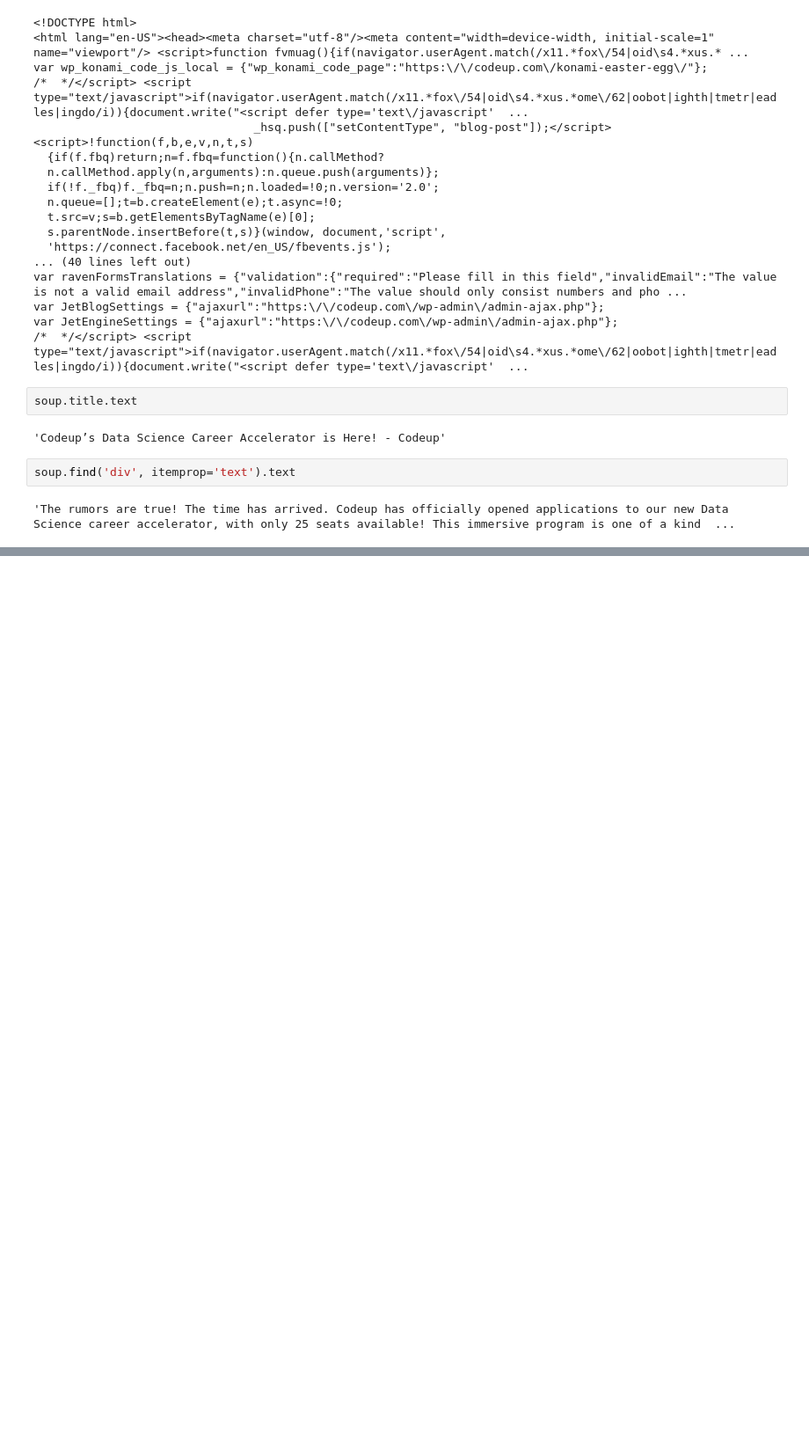
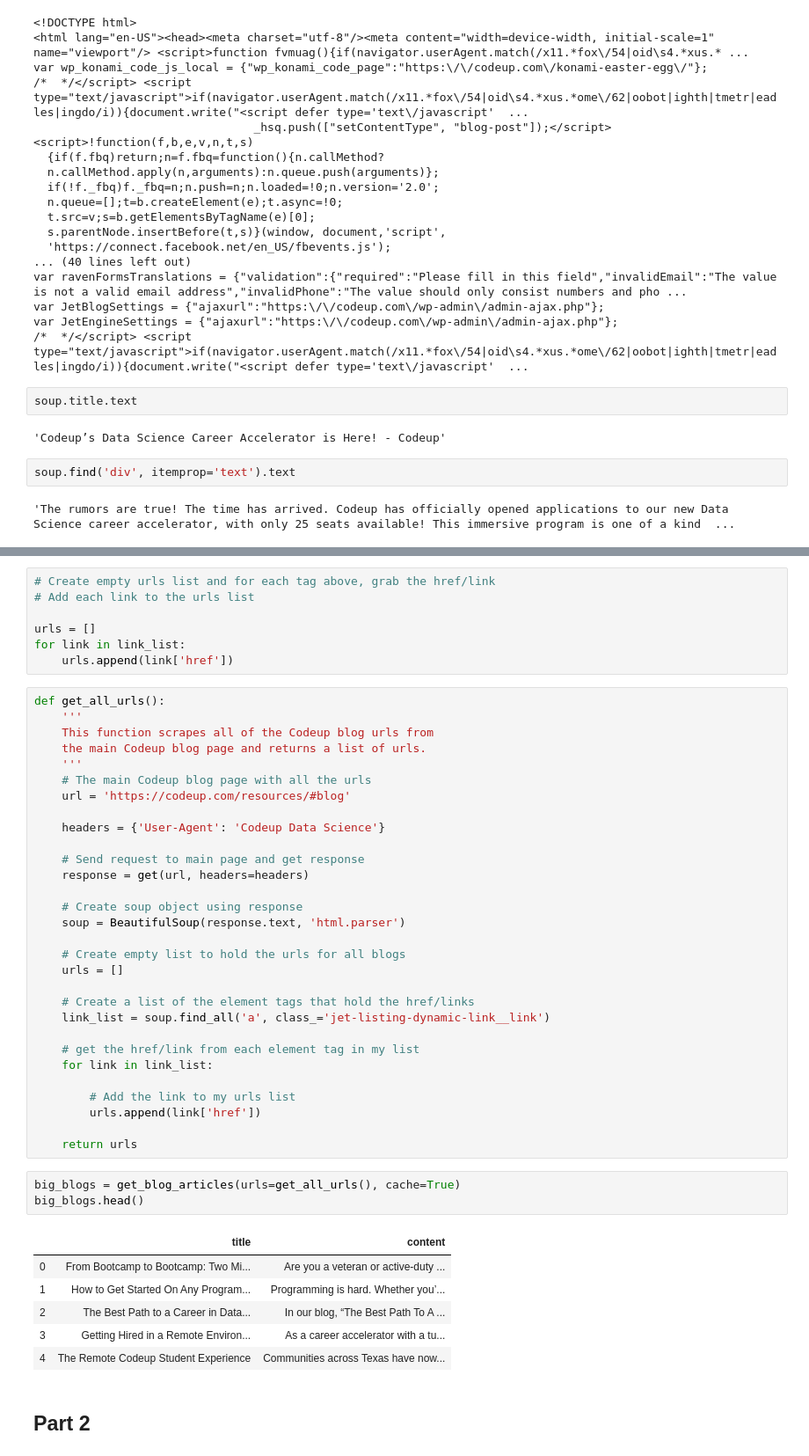
Before and after one commit to JadaShipp/natural-language-processing, a Jupyter notebook: scraping.ipynb, the cells around one changed output, grey strips where cells are left out. Shown: that part at 88% size. Drawn from its saved outputs; the diff is of its cells as text; blank space fills up the shorter version.

```diff
--- a/scraping.ipynb
+++ b/scraping.ipynb
@@ -42,0 +130,49 @@ soup.find('div', '[id="\36 090"] > div > div.jupiterx-post-content.clearfix')
+# %%
+# Create empty urls list and for each tag above, grab the href/link
+# Add each link to the urls list
+
+urls = []
+for link in link_list:
+    urls.append(link['href'])
+# %%
+def get_all_urls():
+    '''
+    This function scrapes all of the Codeup blog urls from
+    the main Codeup blog page and returns a list of urls.
+    '''
+    # The main Codeup blog page with all the urls
+    url = 'https://codeup.com/resources/#blog'
+
+    headers = {'User-Agent': 'Codeup Data Science'}
+
+    # Send request to main page and get response
+    response = get(url, headers=headers)
+
+    # Create soup object using response
+    soup = BeautifulSoup(response.text, 'html.parser')
+
+    # Create empty list to hold the urls for all blogs
+    urls = []
+
+    # Create a list of the element tags that hold the href/links
+    link_list = soup.find_all('a', class_='jet-listing-dynamic-link__link')
+
+    # get the href/link from each element tag in my list
+    for link in link_list:
+
+        # Add the link to my urls list
+        urls.append(link['href'])
+
+    return urls
+# %%
+big_blogs = get_blog_articles(urls=get_all_urls(), cache=True)
+big_blogs.head()
+# %% [output]
+|  | title | content |
+| 0 | From Bootcamp to Bootcamp: Two Mi... | Are you a veteran or active-duty ... |
+| 1 | How to Get Started On Any Program... | Programming is hard. Whether you’... |
+| 2 | The Best Path to a Career in Data... | In our blog, “The Best Path To A ... |
+| 3 | Getting Hired in a Remote Environ... | As a career accelerator with a tu... |
+| 4 | The Remote Codeup Student Experience | Communities across Texas have now... |
+# %% [markdown]
+## Part 2
```
Also changed, not shown: parts of 19 cells of this notebook.
